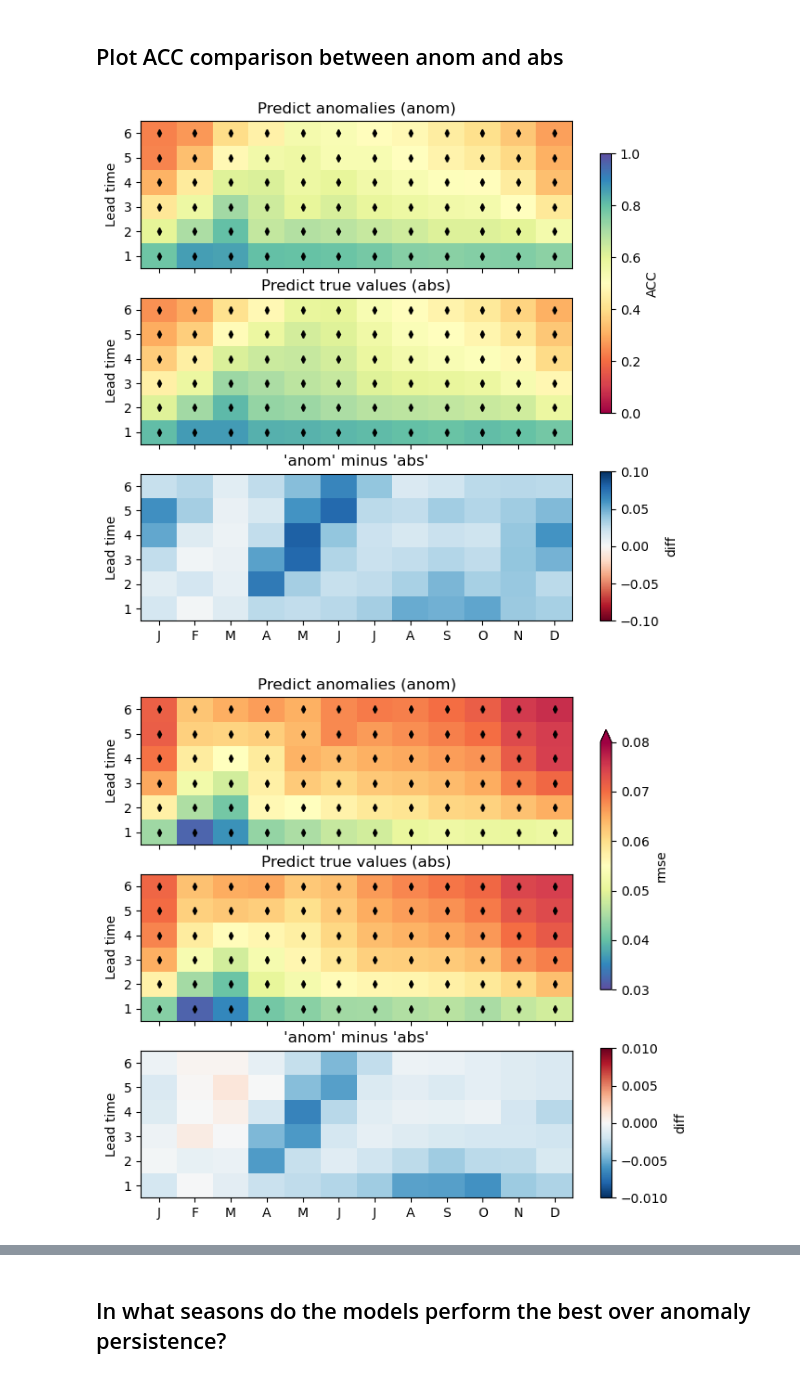
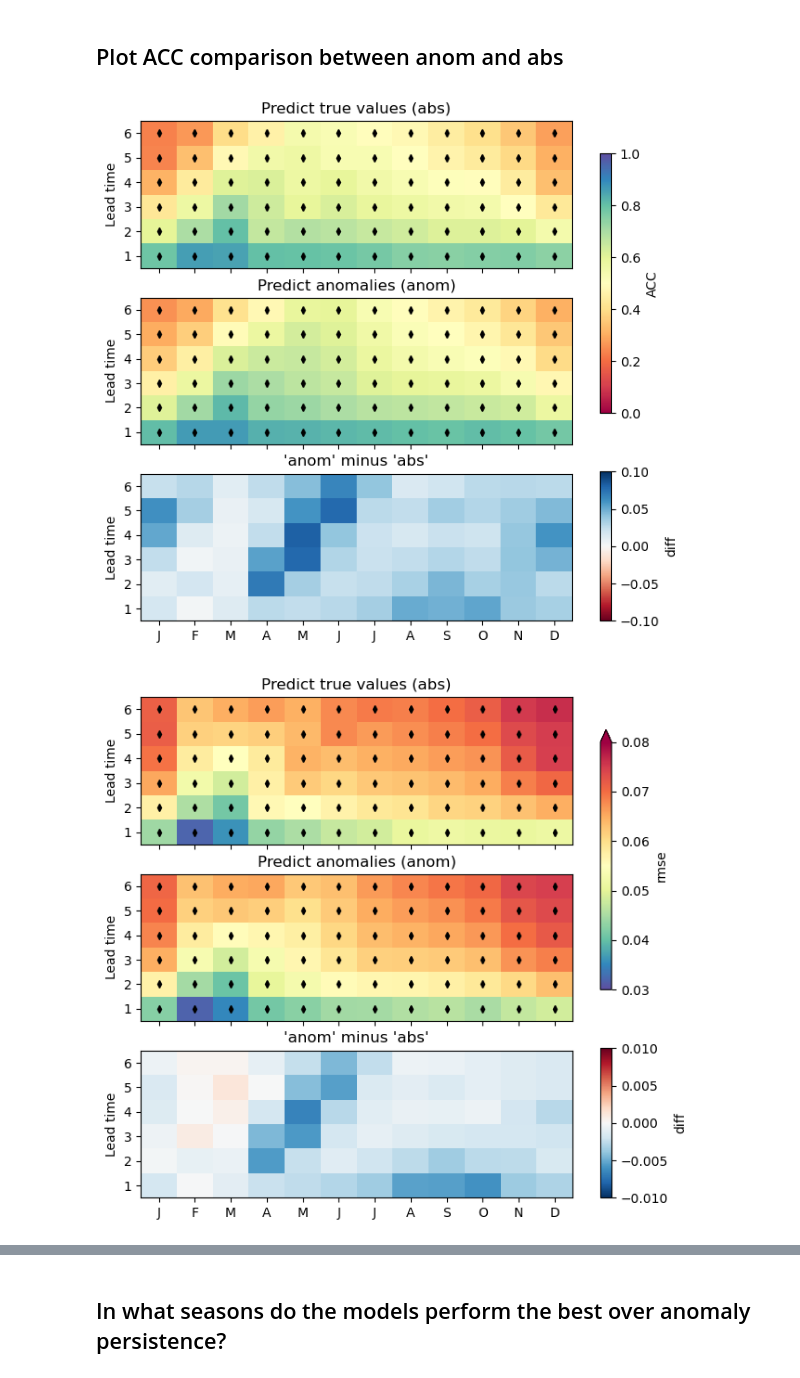
Before and after one commit to ychnli/sicpred, a Jupyter notebook: figures.ipynb, the cells around one changed output, grey strips where cells are left out. Drawn from its saved outputs; the diff is of its cells as text; code cells hidden in the pictures.

```diff
--- a/figures.ipynb
+++ b/figures.ipynb
@@ -453,37 +453,37 @@ x = np.arange(13)
 y = np.arange(7)
 x_centers = (x[:-1] + x[1:]) / 2
 y_centers = (y[:-1] + y[1:]) / 2
 
 exceeds_persistence = abs_acc > persistence_acc
 exceeds_climatology = abs_acc > climatology_acc
 cax = axs[0].pcolormesh(x, y, abs_acc, cmap='Spectral', shading='flat', vmin=0, vmax=1)
 axs[0].set_yticks(y_centers, labels=np.arange(1,7,1))
 axs[0].set_ylabel("Lead time")
-axs[0].set_title(f"Predict anomalies (anom)")
+axs[0].set_title(f"Predict true values (abs)")
 plot_markers(axs[0], exceeds_persistence, exceeds_climatology, x_centers, y_centers)
 
 exceeds_persistence = anom_acc > persistence_acc
 exceeds_climatology = anom_acc > climatology_acc
 axs[1].pcolormesh(x, y, anom_acc, cmap='Spectral', shading='flat', vmin=0, vmax=1)
 axs[1].set_yticks(y_centers, labels=np.arange(1,7,1))
 axs[1].set_ylabel("Lead time")
-axs[1].set_title("Predict true values (abs)")
+axs[1].set_title("Predict anomalies (anom)")
 plot_markers(axs[1], exceeds_persistence, exceeds_climatology, x_centers, y_centers)
 
 cax2 = axs[2].pcolormesh(x, y, (anom_acc - abs_acc), cmap='RdBu', shading='flat', vmin=-0.1, vmax=0.1)
 axs[2].set_xticks(x_centers, labels=["J","F","M","A","M","J","J","A","S","O","N","D"])
 axs[2].set_yticks(y_centers, labels=np.arange(1,7,1))
 axs[2].set_ylabel("Lead time")
 axs[2].set_title("'anom' minus 'abs'")
 
 
 cbar_ax = fig.add_axes([0.95, 0.43, 0.02, 0.4])
 cbar_ax2 = fig.add_axes([0.95, 0.11, 0.02, 0.23])
 plt.colorbar(cax, cax=cbar_ax, label=r'ACC', orientation='vertical')
 plt.colorbar(cax2, cax=cbar_ax2, label=r'diff', orientation='vertical')
-plt.savefig("figures/cesm/anom_vs_abs_ACC.jpg", dpi=300, bbox_inches='tight')
+plt.savefig("figures/cesm/initial_experiment/anom_vs_abs_ACC.jpg", dpi=300, bbox_inches='tight')
 # %% [output]
-[figure, old version]
+[figure, new version]
 # %%
 fig, axs = plt.subplots(nrows=3, ncols=1, figsize=(6,7), sharex=True)
 
@@ -497,7 +497,7 @@ exceeds_climatology = abs_rmse < climatology_rmse
 cax = axs[0].pcolormesh(x, y, abs_rmse, cmap='Spectral_r', shading='flat', vmin=0.03, vmax=0.08)
 axs[0].set_yticks(y_centers, labels=np.arange(1,7,1))
 axs[0].set_ylabel("Lead time")
-axs[0].set_title(f"Predict anomalies (anom)")
+axs[0].set_title(f"Predict true values (abs)")
 plot_markers(axs[0], exceeds_persistence, exceeds_climatology, x_centers, y_centers)
 
 exceeds_persistence = anom_rmse < persistence_rmse
@@ -505,7 +505,7 @@ exceeds_climatology = anom_rmse < climatology_rmse
 axs[1].pcolormesh(x, y, anom_rmse, cmap='Spectral_r', shading='flat', vmin=0.03, vmax=0.08)
 axs[1].set_yticks(y_centers, labels=np.arange(1,7,1))
 axs[1].set_ylabel("Lead time")
-axs[1].set_title("Predict true values (abs)")
+axs[1].set_title("Predict anomalies (anom)")
 plot_markers(axs[1], exceeds_persistence, exceeds_climatology, x_centers, y_centers)
 
 cax2 = axs[2].pcolormesh(x, y, (anom_rmse - abs_rmse), cmap='RdBu_r', shading='flat', vmin=-0.01, vmax=0.01)
@@ -519,6 +519,6 @@ cbar_ax = fig.add_axes([0.95, 0.43, 0.02, 0.4])
 cbar_ax2 = fig.add_axes([0.95, 0.11, 0.02, 0.23])
 plt.colorbar(cax, cax=cbar_ax, label=r'rmse', orientation='vertical', extend='max')
 plt.colorbar(cax2, cax=cbar_ax2, label=r'diff', orientation='vertical')
-plt.savefig("figures/cesm/anom_vs_abs_rmse.jpg", dpi=300, bbox_inches='tight')
+plt.savefig("figures/cesm/initial_experiment/anom_vs_abs_rmse.jpg", dpi=300, bbox_inches='tight')
 # %% [output]
-[figure, old version]
+[figure, new version]
```
Also changed, not shown: parts of 16 cells of this notebook, 5 other files.
